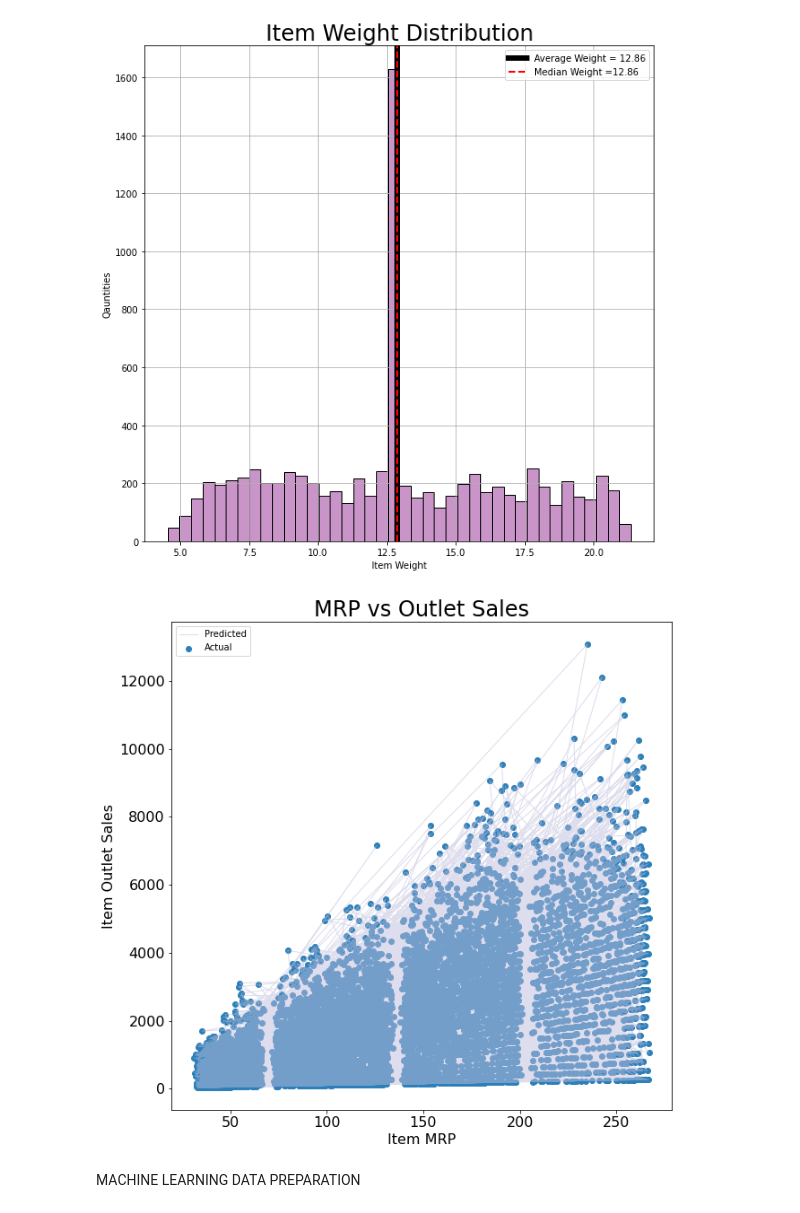
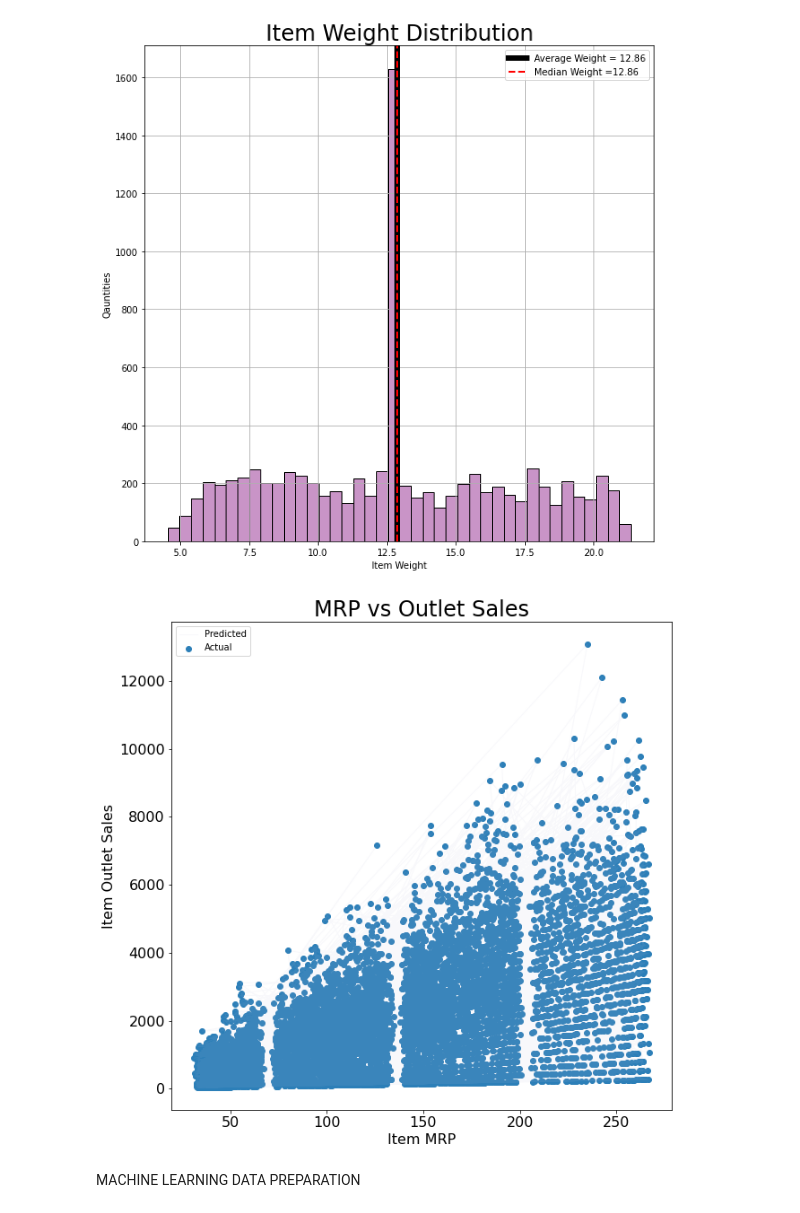
Before and after one commit to starkjones/Food-Sales-Predictions, a Jupyter notebook: Food_Sales_Prediction.ipynb, the cells around one changed output. Saved outputs shown, nothing was run; the diff lists cells and outputs as text; code cells hidden in the pictures.

```diff
--- a/Food_Sales_Prediction.ipynb
+++ b/Food_Sales_Prediction.ipynb
@@ -395,21 +395,21 @@ plt.show()
 # %%
 from IPython.core.pylabtools import figsize
 fig, axes = plt.subplots(nrows=1, ncols =1, figsize=(10,10));
 axes.scatter(df['Item_MRP'],df['Item_Outlet_Sales'], c='#2c7fb8',lw=1, label='Actual')
-axes.plot(df['Item_MRP'],df['Item_Outlet_Sales'], c='#bcbddc',lw=1, alpha=.5, label='Predicted');
+axes.plot(df['Item_MRP'],df['Item_Outlet_Sales'], c='#bcbddc',lw=1, alpha=.1, label='Predicted');
 plt.title("MRP vs Outlet Sales", fontsize=24);
 
 plt.legend(loc="upper left")
 plt.xlabel('Item MRP', fontsize=16);
 plt.ylabel('Item Outlet Sales', fontsize=16);
 plt.xticks(fontsize=16);
 plt.yticks(fontsize=16);
 
 # Interpretation: This scatter plot supports our findings from the heat mat above:
 # Item MRP and Item Outlet Sales are positively correlated. There is a linear
 # relationship between the two: as MRP increases Outlet Sales also increase.
 # %% [output]
-[figure, old version]
+[figure, new version]
 # %% [markdown]
 MACHINE LEARNING DATA PREPARATION
 # %%
```
Also changed, not shown: parts of 1 cell of this notebook.
